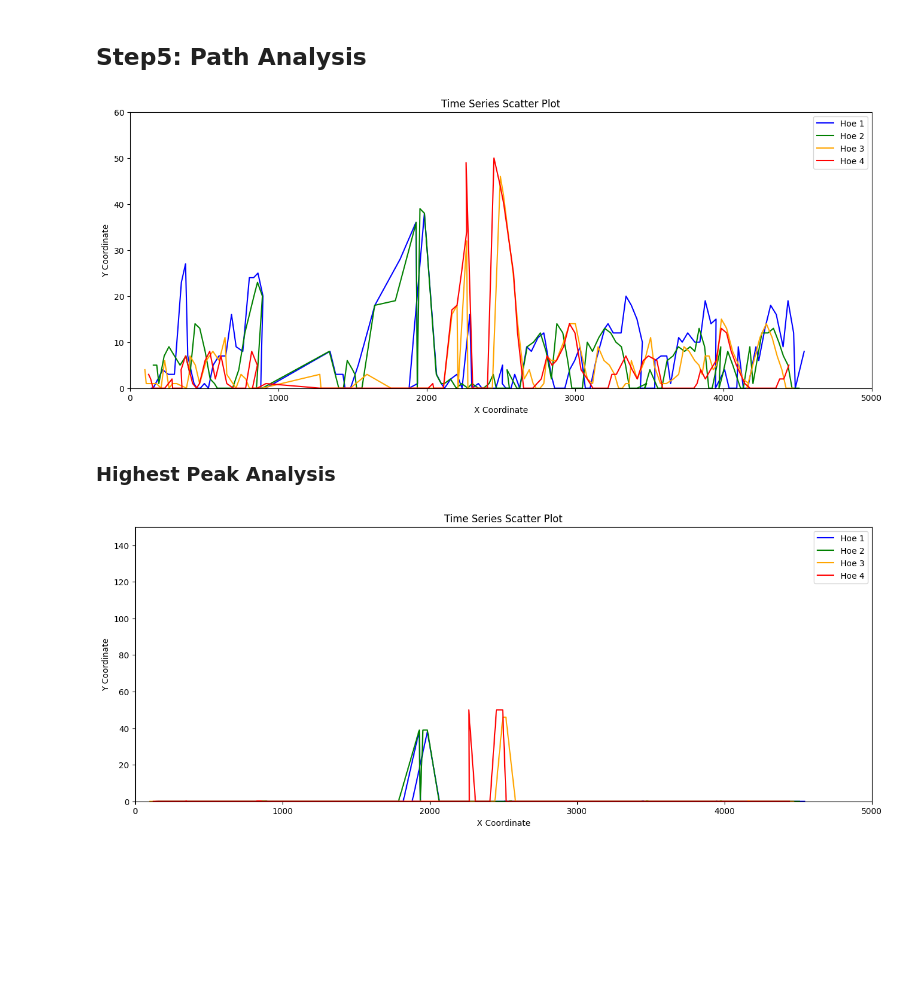
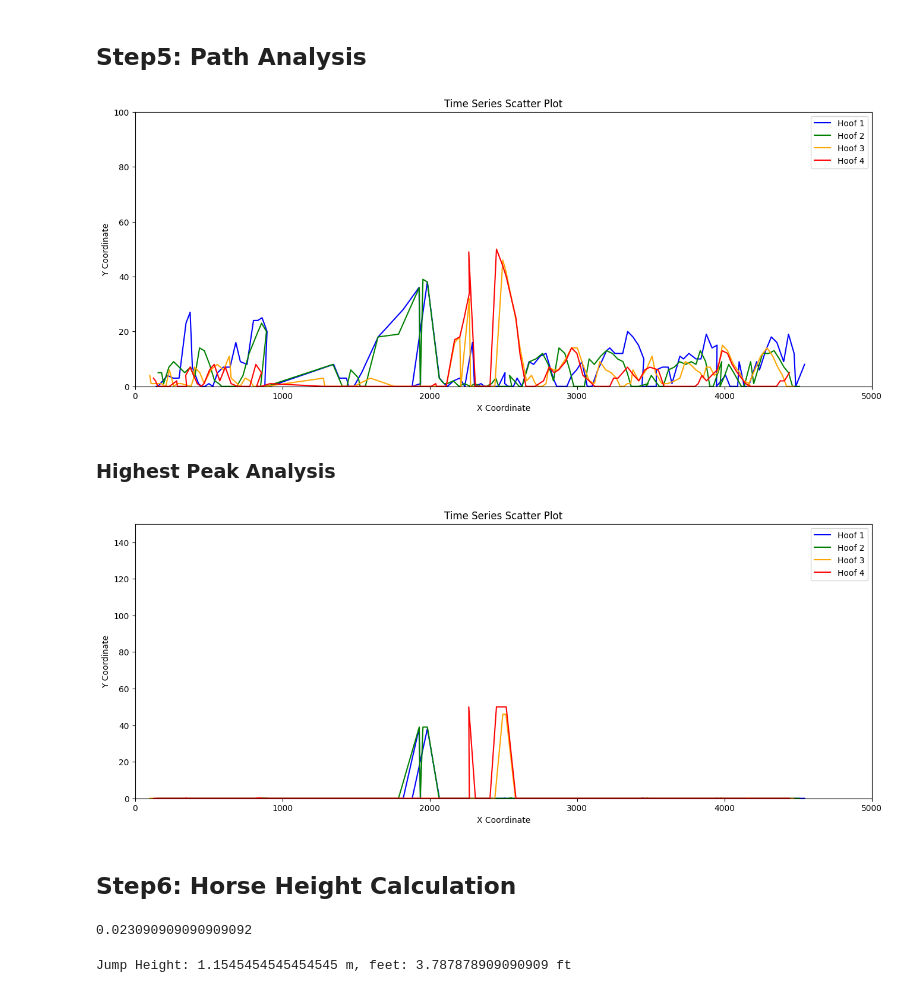
Before and after one commit to syedfaiqueali/Kaggle-Notebooks, a Jupyter notebook: horse-ride-time-series-analysis.ipynb, the cells around one changed output. Drawn from its saved outputs; the diff is of its cells as text; code cells hidden in the pictures; blank space fills up the shorter version.

Commit message:
Kaggle Notebook | horse-ride-time-series-analysis | Version 10

```diff
--- a/horse-ride-time-series-analysis.ipynb
+++ b/horse-ride-time-series-analysis.ipynb
@@ -268,7 +321,7 @@ for idx, test_row in scaled_df.iterrows():
             updated_x, updated_y = (int(x * ratio_width), int(y * ratio_height))
             scaled_df.at[idx, col_name] = (updated_x, updated_y)
 # %%
-idx = -40
+idx = -70
 plt_frame_points(df.iloc[idx])
 plt_frame_points(shifted_df.iloc[idx])
 plt_frame_points(scaled_df.iloc[idx], img_width=150, img_height=100, radius=2, thickness=1)
@@ -279,10 +332,11 @@ plt_frame_points(scaled_df.iloc[idx], img_width=150, img_height=100, radius=2, t
 # %% [markdown]
 ## Step4: Transform Pixel Points to Cartesian Coordinates
 # %%
-hoe_1 = []
-hoe_2 = []
-hoe_3 = []
-hoe_4 = []
+hoof_1 = []
+hoof_2 = []
+hoof_3 = []
+hoof_4 = []
+withers = []
 
 # Step 2: Loop through each row and perform the shifting operations
 for idx, test_row in scaled_df.iterrows():
@@ -292,62 +346,69 @@ for idx, test_row in scaled_df.iterrows():
     pt18 = test_row["0_0_255"] if test_row["0_0_255"] else (0,0)
     pt19 = test_row["255_0_0"] if test_row["255_0_0"] else (0,0)
     pt20 = test_row["255_255_255"] if test_row["255_255_255"] else (0,0)
+    pt16 = test_row["255_51_255"] if test_row["255_51_255"] else (0,0)
 
-    pixel_points = [pt17, pt18, pt19, pt20]
+    pixel_points = [pt17, pt18, pt19, pt20, pt16]
     cartesian_points = pixel_to_cartesian(pixel_points)
 
-    hoe_1.append((cartesian_points[0][0] + frame_name, cartesian_points[0][1]))
-    hoe_2.append((cartesian_points[1][0] + frame_name, cartesian_points[1][1]))
-    hoe_3.append((cartesian_points[2][0] + frame_name, cartesian_points[2][1]))
-    hoe_4.append((cartesian_points[3][0] + frame_name, cartesian_points[3][1]))
+    hoof_1.append((cartesian_points[0][0] + frame_name, cartesian_points[0][1]))
+    hoof_2.append((cartesian_points[1][0] + frame_name, cartesian_points[1][1]))
+    hoof_3.append((cartesian_points[2][0] + frame_name, cartesian_points[2][1]))
+    hoof_4.append((cartesian_points[3][0] + frame_name, cartesian_points[3][1]))
+    withers.append((cartesian_points[4][0] + frame_name, cartesian_points[4][1]))
 # %% [markdown]
 ## Step5: Path Analysis
 # %%
 # Combine all data for plotting
-all_data = [hoe_1, hoe_2, hoe_3, hoe_4]
+all_data = [hoof_1, hoof_2, hoof_3, hoof_4]
 colors = ['blue', 'green', 'orange', 'red']
-labels = ['Hoe 1', 'Hoe 2', 'Hoe 3', 'Hoe 4']
+labels = ['Hoof 1', 'Hoof 2', 'Hoof 3', 'Hoof 4']
 
 # Plot each list with different colors
 plt.figure(figsize=(16, 6))
 for data, color, label in zip(all_data, colors, labels):
     x_points, y_points = zip(*data)  # Unpack x and y coordinates
     plt.plot(x_points, y_points, color=color, label=label)
 
 # Set equal scaling for x and y axes
 # plt.gca().set_aspect('equal', adjustable='box')
 
 # Set equal scaling for x and y axes with modified limits
 plt.gca().set_aspect('auto')  # Allows better fit with non-uniform scales
 plt.xlim(0, 5000)   # Adjusted x-axis limit for a closer view, tweak as needed
-plt.ylim(0, 60)   # Adjusted y-axis limit to fit y range exactly
+plt.ylim(0, 100)   # Adjusted y-axis limit to fit y range exactly
 
 # Adding titles and labels
 plt.title("Time Series Scatter Plot")
 plt.xlabel("X Coordinate")
 plt.ylabel("Y Coordinate")
 plt.legend()
 
 # Save the plot with high resolution (e.g., 300 dpi for HD)
 # plt.savefig('high_resolution_plot.png', dpi=300)
 
 # Show the plot
 plt.show()
 # %% [output]
-[figure, old version]
+[figure, new version]
 # %% [markdown]
 ### Highest Peak Analysis
 # %%
 # Plot each list with different colors
 plt.figure(figsize=(16, 6))
+
+peak_analysis_data = {}
 
 # Iterate through each hoe data, color, and label
 for data, color, label in zip(all_data, colors, labels):
     # Find the highest y value (peak) for each hoe
     peak_y = max(data, key=lambda point: point[1])[1]
 
-    # Modify the y values based on the 80% threshold
-    modified_data = [(x, 0 if y <= 0.8 * peak_y else peak_y) for x, y in data]
+    # Modify the y values based on the 75% threshold
+    modified_data = [(x, 0 if y <= 0.75 * peak_y else peak_y) for x, y in data]
+
+    # Append the data
+    peak_analysis_data[color] = modified_data
 
     # Unpack the modified x and y points
     x_points, y_points = zip(*modified_data)
@@ -369,4 +430,19 @@ plt.legend()
 # Show the plot
 plt.show()
 # %% [output]
-[figure, old version]
+[figure, new version]
+# %% [markdown]
+## Step6: Horse Height Calculation
+# %%
+test_row = scaled_df.iloc[1]
+px_to_m_scale = calculate_horse_hh_px(test_row, HORSE_HH_METERS)
+px_to_m_scale
+# %% [output]
+0.023090909090909092
+# %%
+jump_height_meters = find_highest_jump_height(peak_analysis_data, px_to_m_scale)
+jump_height_feet = meters_to_feet(jump_height_meters)
+
+print(f"Jump Height: {jump_height_meters} m, feet: {jump_height_feet} ft")
+# %% [output]
+Jump Height: 1.1545454545454545 m, feet: 3.787878909090909 ft
```
Also changed, not shown: parts of 3 cells of this notebook.
